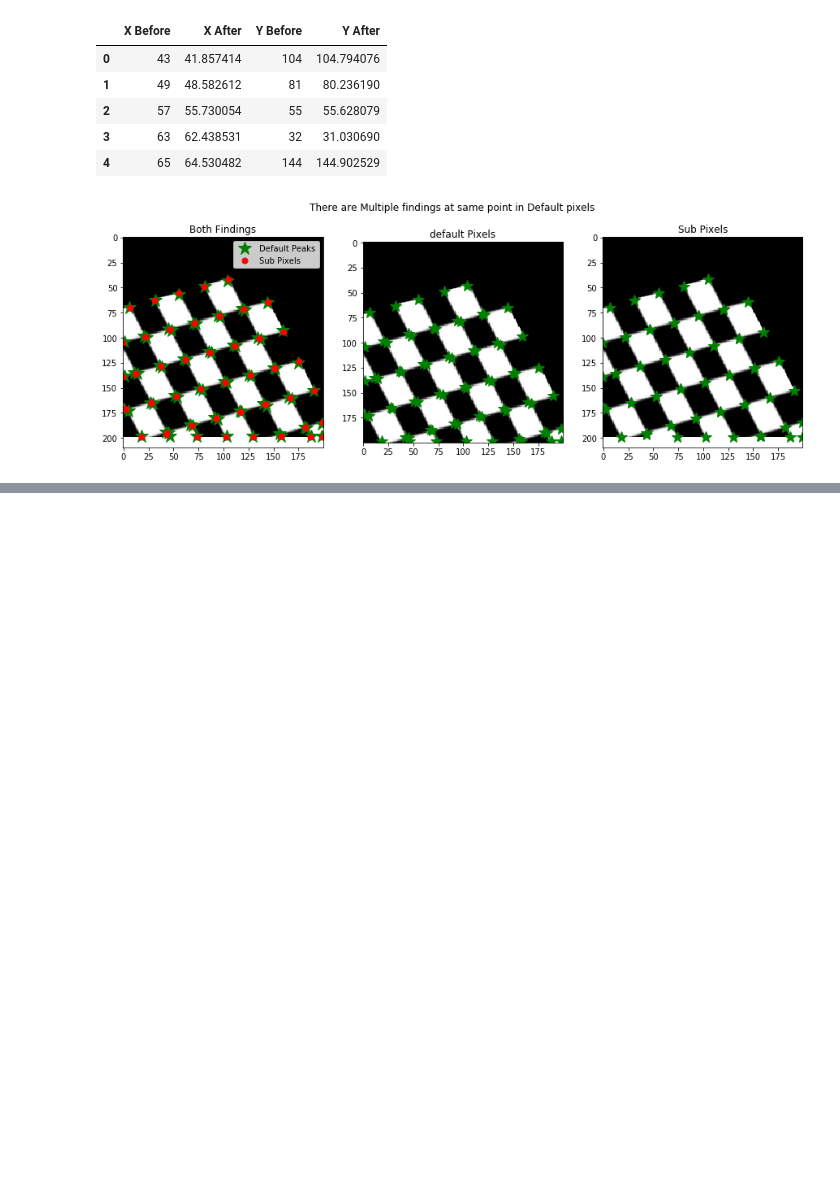
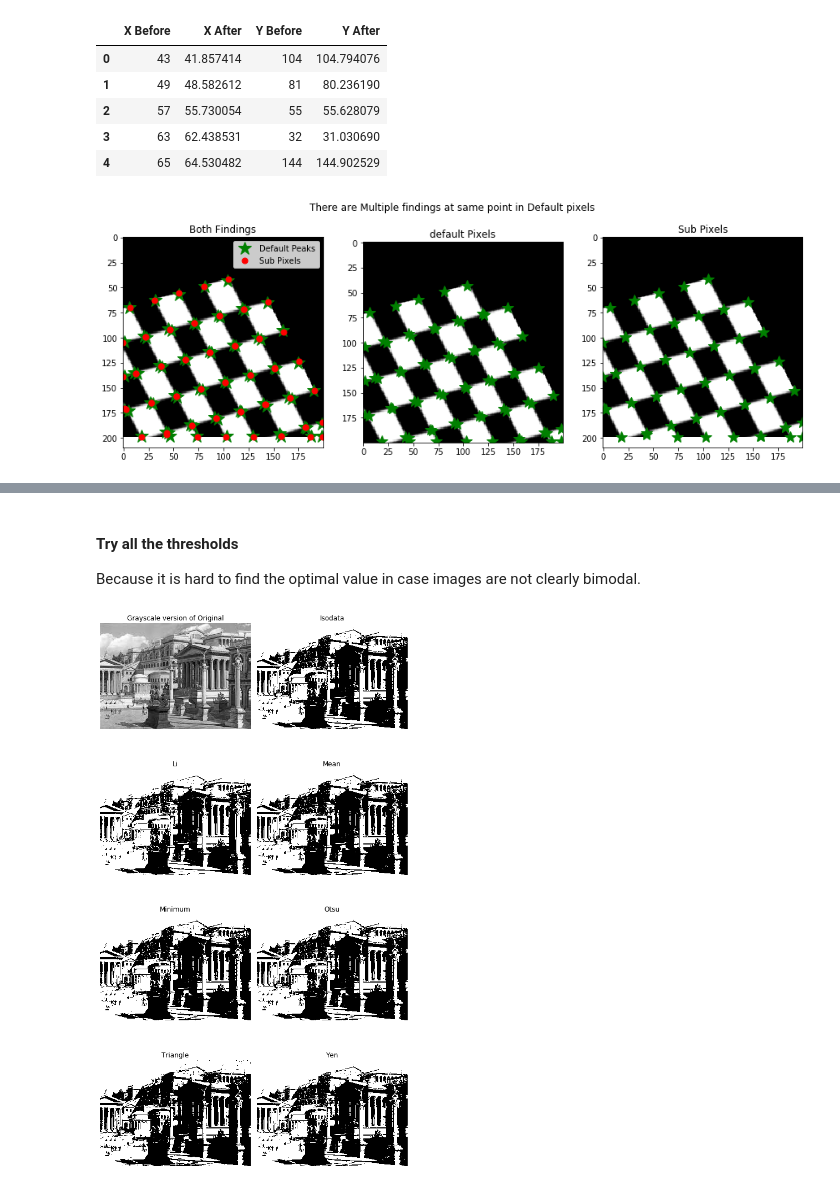
Before and after one commit to deshwalmahesh/Image-Processing, a Jupyter notebook: Part 2/Image Processing- Part 2.ipynb, the cells around one changed output, grey strips where cells are left out. Drawn from its saved outputs; the diff is of its cells as text; code cells hidden in the pictures; blank space fills up the shorter version.

```diff
--- a/Part 2/Image Processing- Part 2.ipynb
+++ b/Part 2/Image Processing- Part 2.ipynb
@@ -206,0 +279,8 @@ Classify Pixels of an image in diffrent categories(black/white, Foreground/Backg
+# %% [markdown]
+#### Try all the thresholds
+Because it is hard to find the optimal value in case images are not clearly bimodal.
+# %%
+f,ax = filters.try_all_threshold(img,verbose=False,figsize=(8,15))
+_ = ax[0].set_title('Grayscale version of Original')
+# %% [output]
+[figure, added]
```
Also changed, not shown: parts of 9 cells of this notebook, 2 other files.
